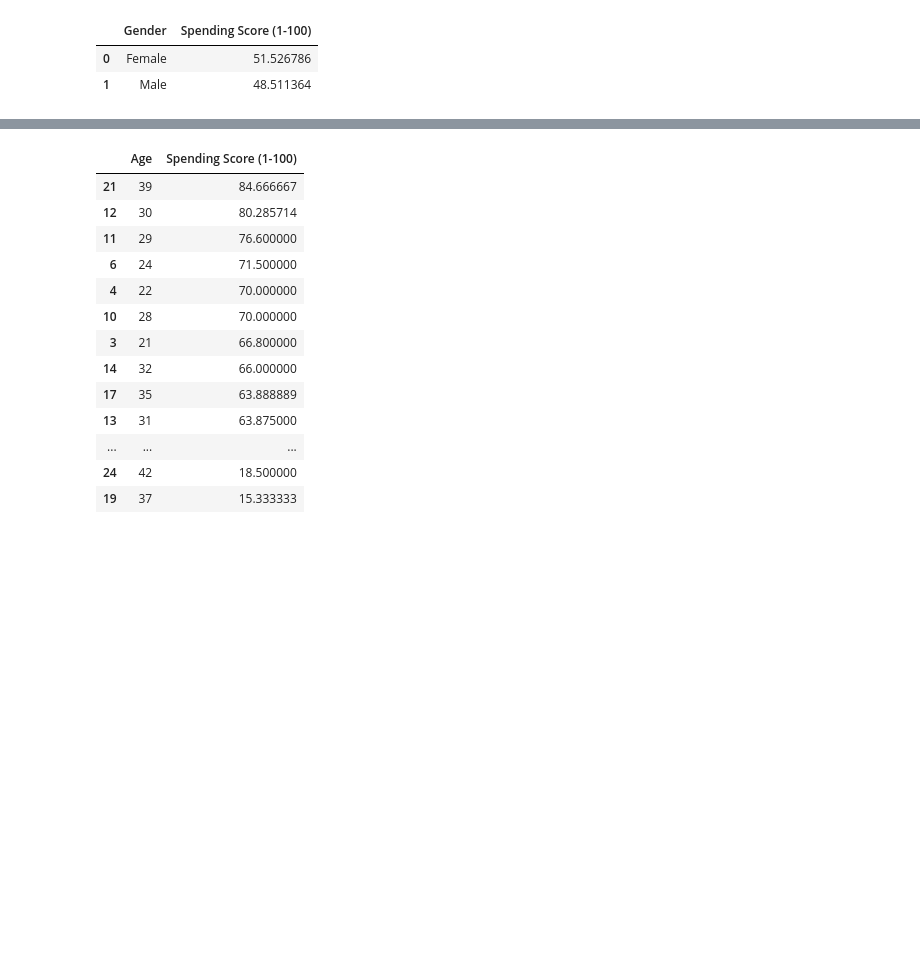
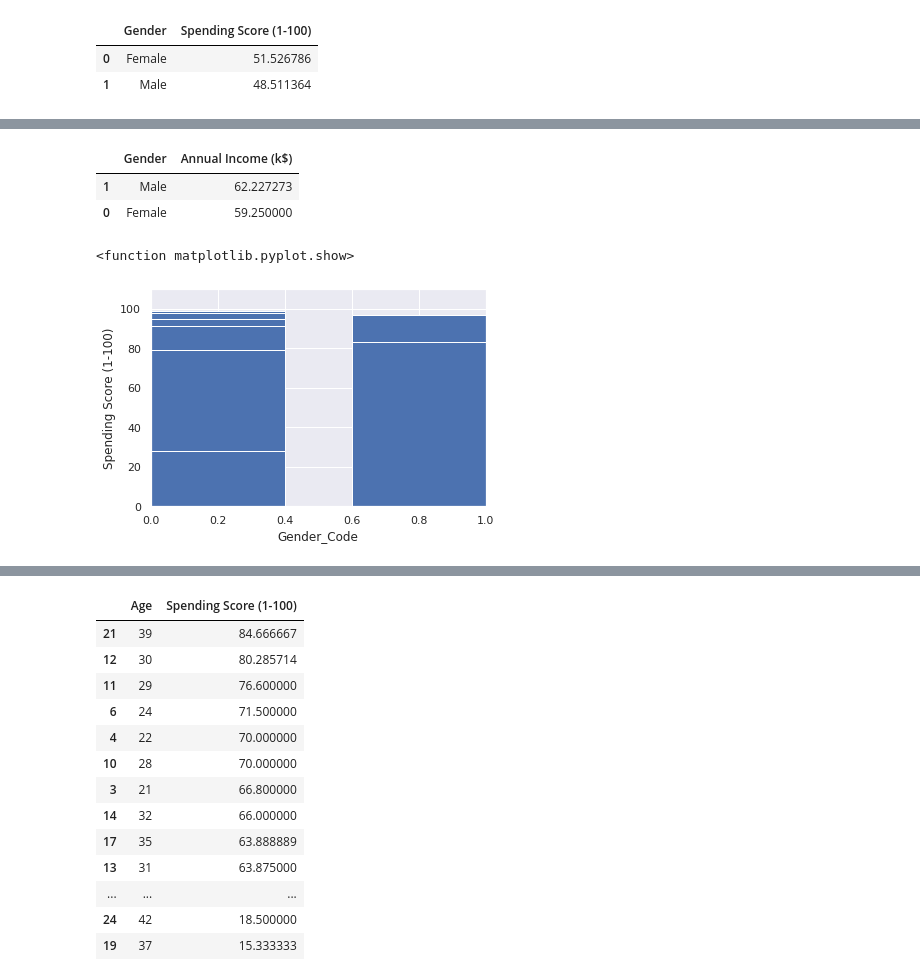
Before and after one commit to stevmide/Data-Science-Project, a Jupyter notebook: MallCustomerSegementation/Mall_Customer_Segementation.ipynb, the cells around one changed output, grey strips where cells are left out. Cells and saved outputs as stored; diff of their text form; code cells hidden in the pictures; blank space fills up the shorter version.

```diff
--- a/MallCustomerSegementation/Mall_Customer_Segementation.ipynb
+++ b/MallCustomerSegementation/Mall_Customer_Segementation.ipynb
@@ -109,0 +166,16 @@ data[["Gender", "Spending Score (1-100)"]].groupby(['Gender'], as_index=False).m
+# %%
+data[["Gender", "Annual Income (k$)"]].groupby(['Gender'], as_index=False).mean().sort_values(by='Annual Income (k$)', ascending=False)
+# %% [output]
+|  | Gender | Annual Income (k$) |
+| 1 | Male | 62.227273 |
+| 0 | Female | 59.250000 |
+# %%
+plt.bar(data['Gender_Code'],data['Spending Score (1-100)'])
+plt.xlim(0,1)
+plt.ylim(0,110)
+plt.xlabel('Gender_Code')
+plt.ylabel('Spending Score (1-100)')
+plt.show
+# %% [output]
+<function matplotlib.pyplot.show>
+[figure, added]
```
Also changed, not shown: parts of 22 cells of this notebook.
